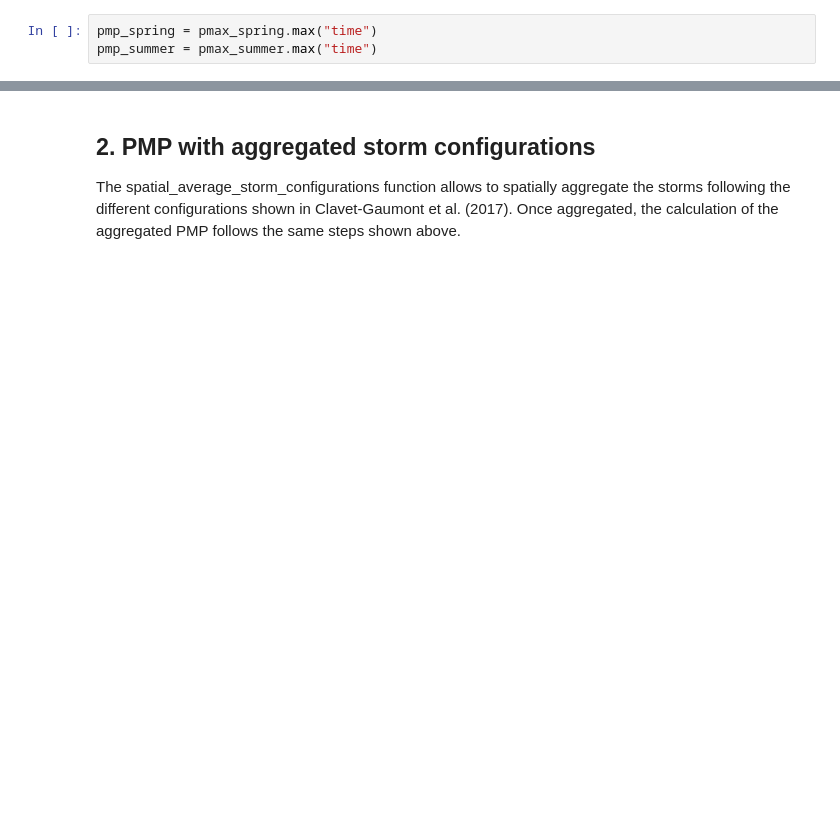
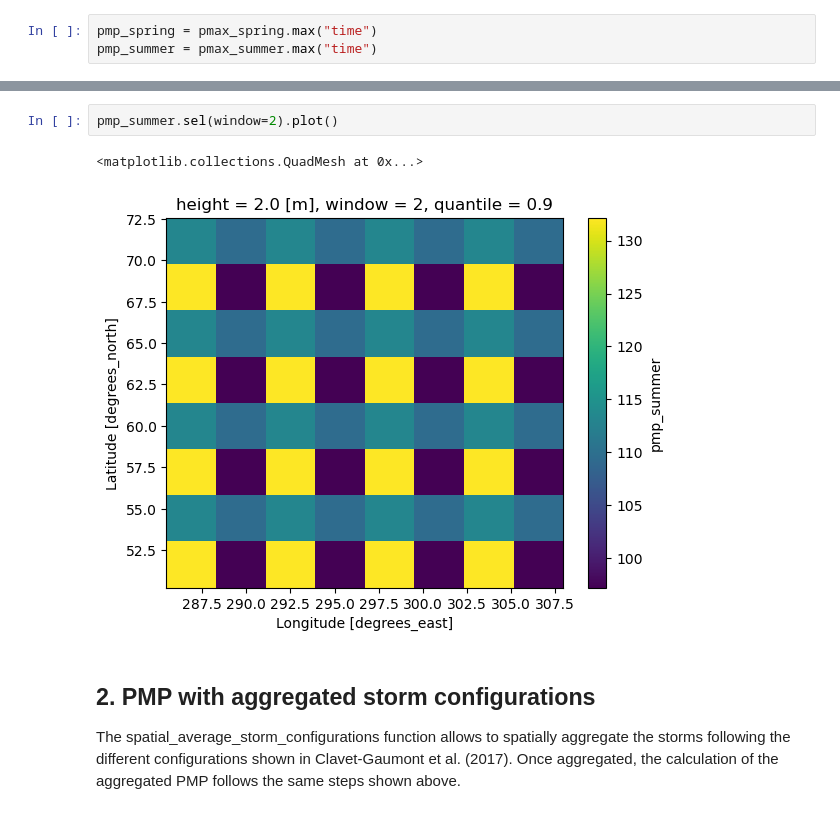
Before and after one commit to hydrologie/xhydro, a Jupyter notebook: docs/notebooks/pmp.ipynb, the cells around one changed output, grey strips where cells are left out. Saved outputs shown, nothing was run; the diff lists cells and outputs as text; blank space fills up the shorter version.

```diff
--- a/docs/notebooks/pmp.ipynb
+++ b/docs/notebooks/pmp.ipynb
@@ -152,3 +161,8 @@ pmp_summer = pmax_summer.max("time")
+# %%
+pmp_summer.sel(window=2).plot()
+# %% [output]
+<matplotlib.collections.QuadMesh at 0x...>
+[figure, added]
 # %% [markdown]
 ## 2. PMP with aggregated storm configurations
 
```
Also changed, not shown: parts of 20 cells of this notebook, 1 other file.
